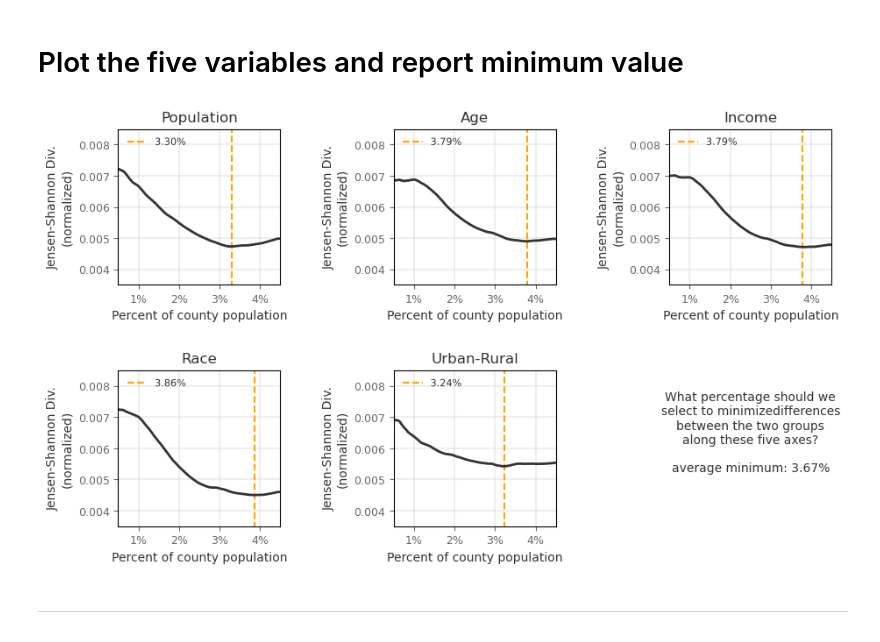
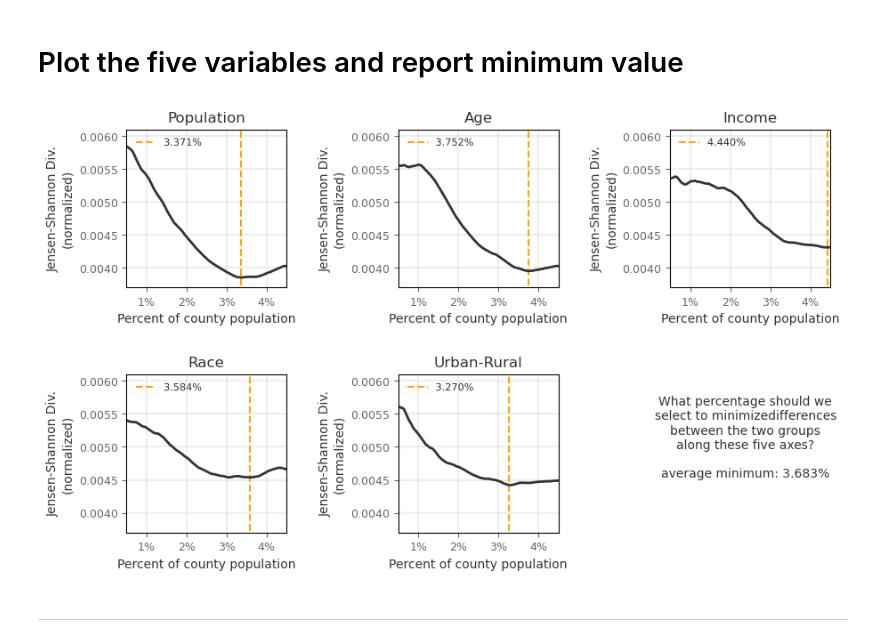
Before and after one commit to jkbren/campus-covid, a Jupyter notebook: code/matching-jsd_minimization.ipynb, the cells around one changed output. Drawn from its saved outputs; the diff is of its cells as text; code cells hidden in the pictures.

```diff
--- a/code/matching-jsd_minimization.ipynb
+++ b/code/matching-jsd_minimization.ipynb
@@ -113,11 +113,10 @@ census_df = pd.read_csv('../data/campus_covid_census.csv',        dtype={'fips':
 jhu_df    = pd.read_csv('../data/campus_covid_jhu_county.csv.gz', dtype={'fips':str})
 # %%
 summary_df = status_df.groupby(['fips','status_merge']
-                               ).agg({'enrollment_fulltime':'sum'}).reset_index()
-#                                ).agg({'ihe_fulltime_population':'sum'}).reset_index()
+                               ).agg({'ihe_fulltime_population':'sum'}).reset_index()
 summary_df = summary_df.merge(jhu_df[['fips','county_population']].drop_duplicates(),
                               how='left', on='fips')
-# summary_df['enrollment_fulltime'] = summary_df['ihe_fulltime_population']
+summary_df['enrollment_fulltime'] = summary_df['ihe_fulltime_population']
 summary_df['total_pop'] = summary_df['county_population']
 summary_df['frac_pop_enrollment_fulltime'] = summary_df['enrollment_fulltime']/summary_df['total_pop']
 
@@ -162,7 +161,8 @@ This procedure iteratively measures the Jensen-Shannon divergence (JSD) between
 # %% [markdown]
 ## Goal: span a number of threshold values and find the average minimum value
 # %%
-thrsh = np.logspace(-3,-1.302, 200)
+# span a range of thresholds
+thrsh = np.logspace(-3,-1.346, 250)
 
 ttt = {"thr":[],"n_inp":[],"n_onl":[],'ent_income':[],'ent_race':[],
        'ent_pop':[],'ent_age':[],'ent_urc':[]}
@@ -189,7 +189,7 @@ for pt in thrsh:
     ou0 = []
     ou1 = []
     for i in range(len(income_cols)):
-        tmp = get_ci(comp_cen, ["frac_"+i for i in age_cols][i], 'status', percentile='99')
+        tmp = get_ci(comp_cen, ["frac_"+i for i in income_cols][i], 'status', percentile='99')
         ou0.append(tmp['nanmean'][0])
         ou1.append(tmp['nanmean'][1])
     ou0 = np.array(ou0)
@@ -211,7 +211,7 @@ for pt in thrsh:
     ou0 = []
     ou1 = []
     for i in range(len(race_cols)):
-        tmp = get_ci(comp_cen, ["frac_"+i for i in age_cols][i], 'status', percentile='99')
+        tmp = get_ci(comp_cen, ["frac_"+i for i in race_cols][i], 'status', percentile='99')
         ou0.append(tmp['nanmean'][0])
         ou1.append(tmp['nanmean'][1])
     ou0 = np.array(ou0)
@@ -256,8 +256,8 @@ for pt in thrsh:
 # %% [markdown]
 # Plot the five variables and report minimum value
 # %%
-wid = 42
-w = 3.5; h = 3.0
+wid = 56
+w = 3.4; h = 3.0
 ncols = 3; nrows = 2
 tups = list(it.product(range(nrows), range(ncols)))
 fig, ax = plt.subplots(nrows, ncols, figsize=(ncols*w,nrows*h), dpi=100)
@@ -274,14 +274,9 @@ for vi, dat_col in enumerate(['pop','age','income','race','urc']):
     yvals = yvals / np.nansum(yvals)
     minval = xvals[np.argmin(yvals[wid-1:-1])+(wid-1)]
     ax[a].plot(xvals, yvals, color='.2', lw=lw)
-    if dat_col == 'ent_urc':
-        ax[a].vlines(minval, 0, 1, linestyle='--', label='%.2f%%'%((minval)*100),
-                 color='orange')
-        avgs.append(minval)
-    else:
-        ax[a].vlines(minval, 0, 1, linestyle='--', label='%.2f%%'%(minval*100),
-                 color='orange')
-        avgs.append(minval)
+    ax[a].vlines(minval, 0, 1, linestyle='--', label='%.3f%%'%(minval*100),
+             color='orange')
+    avgs.append(minval)
 
     ax[a].set_ylim(0, np.nanmax(yvals))
     if dat_col == 'ent_urc':
@@ -289,39 +284,39 @@ for vi, dat_col in enumerate(['pop','age','income','race','urc']):
     ax[a].set_title(titles[vi],color='.2')
 
     ax[a].set_ylabel('Jensen-Shannon Div.\n(normalized)',color='.2')
 
 
 for ai,a in enumerate(fig.axes):
     if ai < 5:
         l = a.legend(fontsize=fs*0.9, loc=2, framealpha=0)
         for text in l.get_texts():
             text.set_color('.2')
             text.set_path_effects([path_effects.Stroke(linewidth=1.5,foreground='w'),
                                    path_effects.Normal()])
 
-        a.set_ylim(0.0035, 0.0085)
+        a.set_ylim(0.0037, 0.0061)
         a.set_xlim(0.005, 0.045)
         a.xaxis.set_major_formatter(mtick.PercentFormatter(1.0,decimals=0))
         a.tick_params(labelcolor='.4', color='.4',labelsize=fs)
         a.grid(linewidth=1.5, color='.75', alpha=0.25)
         a.set_xlabel('Percent of county population', color='.2')
 
     else:
         question = 'What percentage should we\nselect to minimize'+\
                     'differences\nbetween the two groups\n'+\
                     'along these five axes?'
-        a.text(0.5,0.6,question+'\n\naverage minimum: 3.67%',transform=a.transAxes,
-               va='center',ha='center',color='.2')
+        a.text(0.47,0.6,question+'\n\naverage minimum: %.3f%%'%(np.mean(avgs)*100),
+               transform=a.transAxes,va='center',ha='center',color='.2')
         a.set_ylim(0,1)
         a.set_axis_off()
 
 
-# plt.savefig('../figs/pngs/JSD_span.png', dpi=300, bbox_inches='tight')
-# plt.savefig('../figs/pdfs/JSD_span.pdf', bbox_inches='tight')
+plt.savefig('../figs/pngs/JSD_span.png', dpi=300, bbox_inches='tight')
+plt.savefig('../figs/pdfs/JSD_span.pdf', bbox_inches='tight')
 
 plt.show()
 # %% [output]
-[figure, old version]
+[figure, new version]
 # %% [markdown]
 ___________
 # %% [markdown]
```
Also changed, not shown: parts of 4 cells of this notebook, 12 other files.
